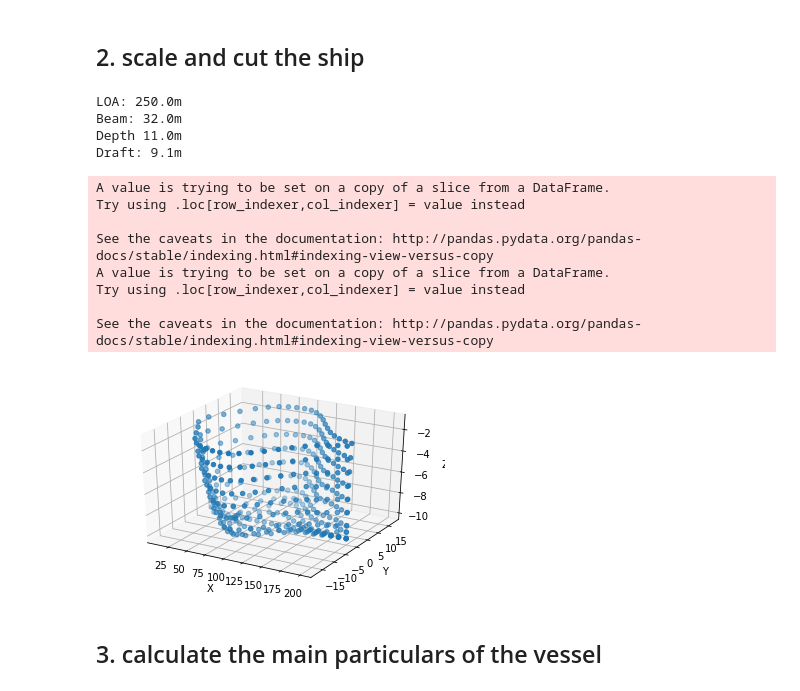
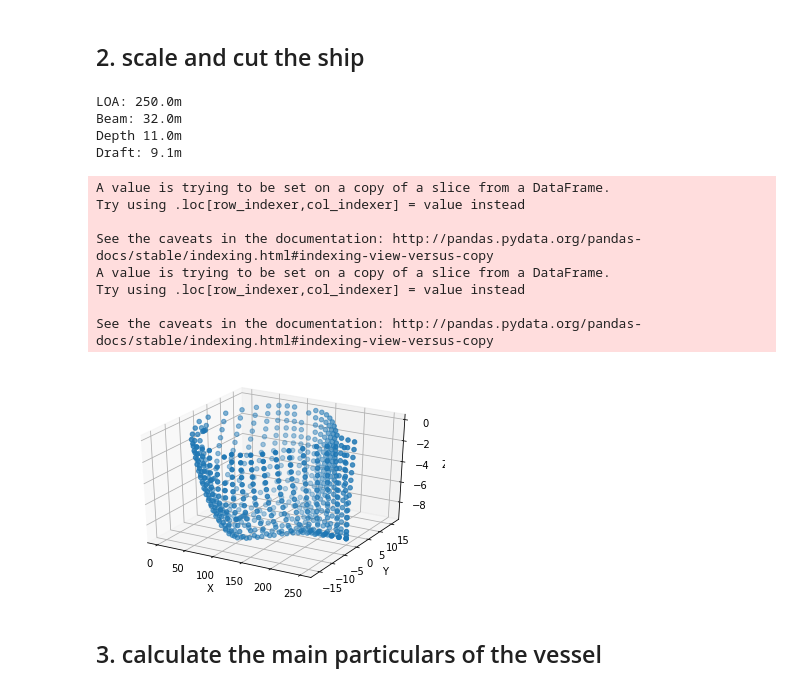
Before and after one commit to WHW-HAHA/Ship-mesher, a Jupyter notebook: New/Ship_mesher.ipynb, the cells around one changed output. Saved outputs shown, nothing was run; the diff lists cells and outputs as text; code cells hidden in the pictures.

```diff
--- a/New/Ship_mesher.ipynb
+++ b/New/Ship_mesher.ipynb
@@ -260,7 +260,7 @@ Ori_dim_LBDT_list = [linesplan_processor.L,
                      linesplan_processor.D,
                      linesplan_processor.T]
 
-New_dim_LBDT_list = [200, 35, 20,10]
+New_dim_LBDT_list = [250, 32, 11, 9.1]
 ratio_list = [New_dim_LBDT_list[0]/linesplan_processor.L,
               New_dim_LBDT_list[1]/linesplan_processor.B,
               New_dim_LBDT_list[2]/linesplan_processor.D]
@@ -276,35 +276,34 @@ New_ship_df_full = New_ship_df_half.append(New_ship_df_anohalf).drop_duplicates(
 
 ## sort the data frame squentially
 New_ship_df_full.sort_values(by = ['Crossection', 'X', 'Y'])
 
-
 ## cut the ship
 New_ship_cut_df_half = New_ship_df_half[New_ship_df_half['Z'] <= New_dim_LBDT_list[3]]
 New_ship_cut_df_full = New_ship_df_full[New_ship_df_full['Z'] <= New_dim_LBDT_list[3]]
 New_ship_cut_df_half['Z'] = New_ship_cut_df_half['Z'] - New_dim_LBDT_list[3]
 New_ship_cut_df_full['Z'] = New_ship_cut_df_full['Z'] - New_dim_LBDT_list[3]
 
 ## visual
 threedee = plt.figure().gca(projection='3d')
 threedee.scatter(New_ship_cut_df_full['X'], New_ship_cut_df_full['Y'], New_ship_cut_df_full['Z'])
 threedee.set_xlabel('X')
 threedee.set_ylabel('Y')
 threedee.set_zlabel('Z')
 plt.show()
 # %% [output]
 LOA: 250.0m
 Beam: 32.0m
 Depth 11.0m
 Draft: 9.1m
 A value is trying to be set on a copy of a slice from a DataFrame.
 Try using .loc[row_indexer,col_indexer] = value instead
 
 See the caveats in the documentation: http://pandas.pydata.org/pandas-docs/stable/indexing.html#indexing-view-versus-copy
 A value is trying to be set on a copy of a slice from a DataFrame.
 Try using .loc[row_indexer,col_indexer] = value instead
 
 See the caveats in the documentation: http://pandas.pydata.org/pandas-docs/stable/indexing.html#indexing-view-versus-copy
-[figure, old version]
+[figure, new version]
 # %% [markdown]
 ## 3. calculate the main particulars of the vessel
 # %%
```
Also changed, not shown: parts of 2 cells of this notebook.
